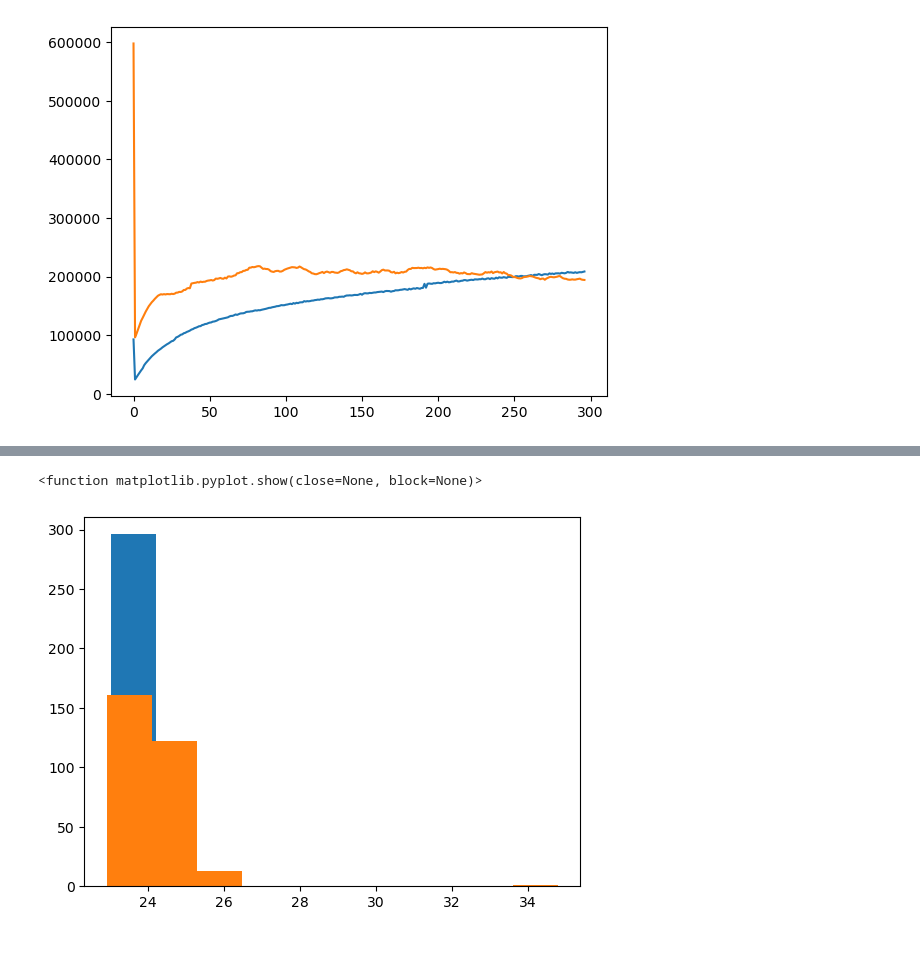
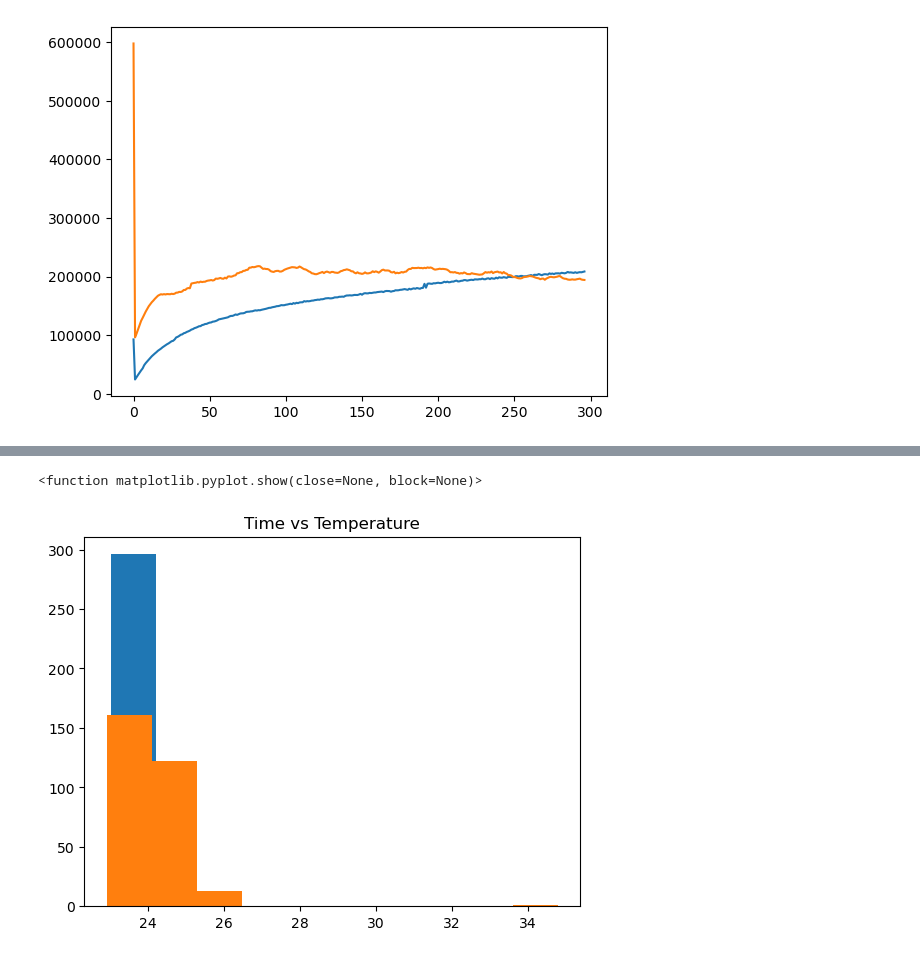
Before and after one commit to donnyszeghy/e11_Shahin_Joey_Donny, a Jupyter notebook: Lab4_graph.ipynb, the cells around one changed output, grey strips where cells are left out. Cells and saved outputs as stored; diff of their text form; code cells hidden in the pictures.

```diff
--- a/Lab4_graph.ipynb
+++ b/Lab4_graph.ipynb
@@ -82,11 +85,12 @@ plt.show
 # %%
 plt.hist(new_data["Temperature"])
 plt.hist(new_data2["Temperature"])
+plt.title("Time vs Temperature")
 plt.legend
 plt.show
 # %% [output]
 <function matplotlib.pyplot.show(close=None, block=None)>
-[figure, old version]
+[figure, new version]
 # %%
 plt.hist(new_data["Pressure"])
 plt.hist(new_data2["Pressure"])
```
Also changed, not shown: parts of 12 cells of this notebook.
